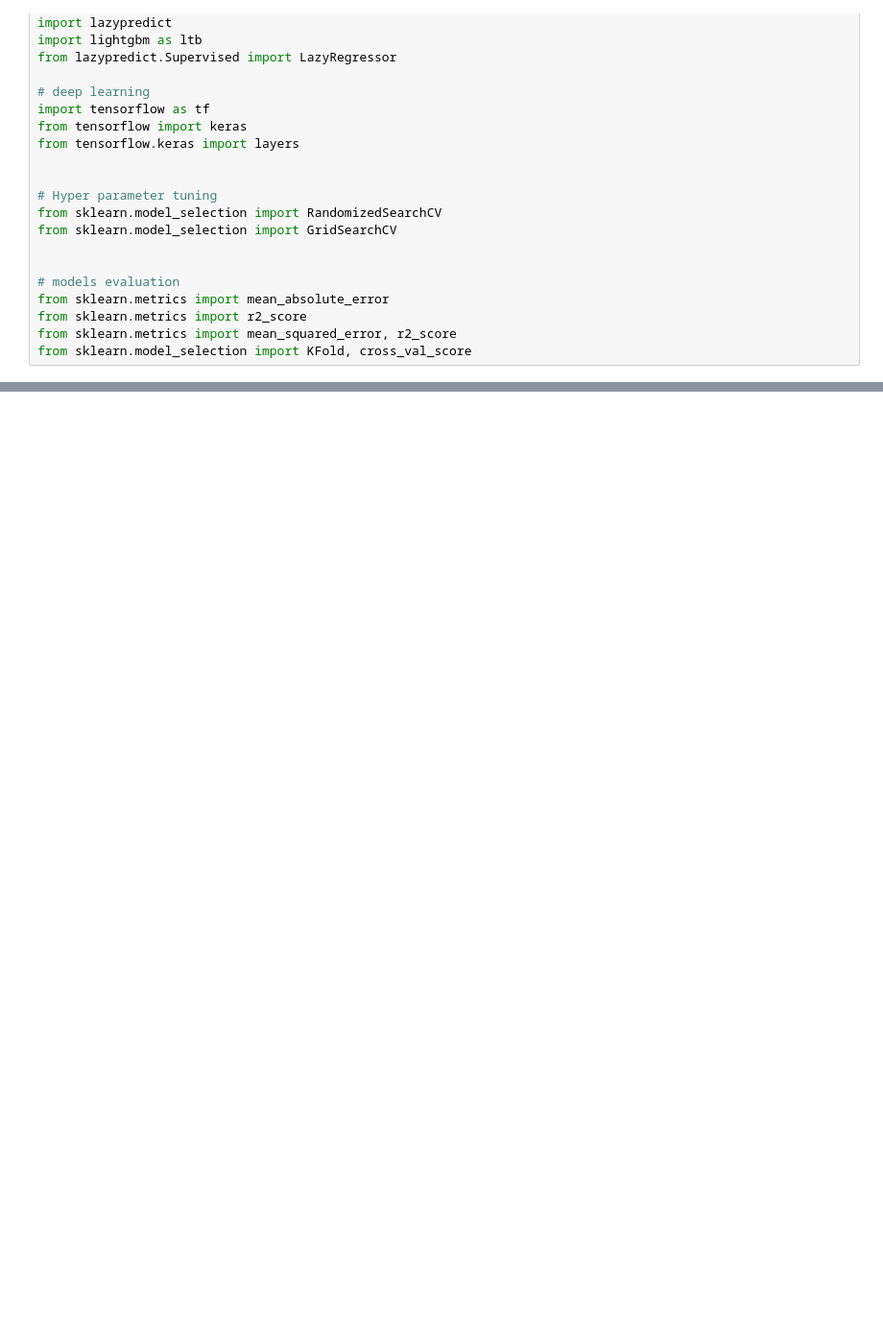
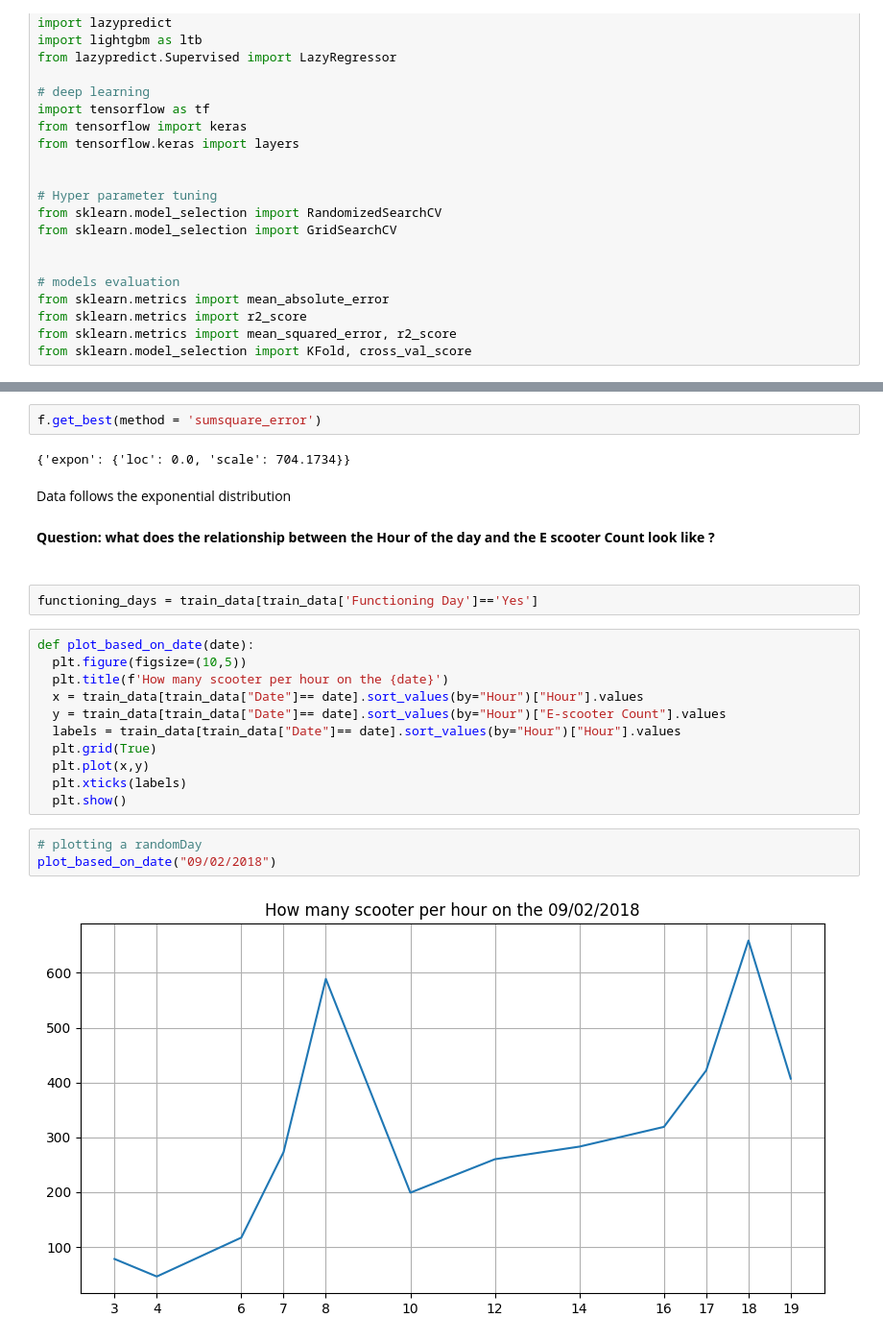
Before and after one commit to HeithemTarchouna/E_Scooter_Prediction, a Jupyter notebook: Ml.ipynb, the cells around one changed output, grey strips where cells are left out. Shown at 96% size. Saved outputs shown, nothing was run; the diff lists cells and outputs as text; blank space fills up the shorter version.

```diff
--- a/Ml.ipynb
+++ b/Ml.ipynb
@@ -75,0 +167,26 @@ df_test = pd.read_csv('datasets/test.csv')
+# %%
+f.get_best(method = 'sumsquare_error')
+# %% [output]
+{'expon': {'loc': 0.0, 'scale': 704.1734}}
+# %% [markdown]
+Data follows the exponential distribution
+# %% [markdown]
+**Question: what does the relationship between the Hour of the day and the E scooter Count look like ?**<br><br>
+# %%
+functioning_days = train_data[train_data['Functioning Day']=='Yes']
+# %%
+def plot_based_on_date(date):
+  plt.figure(figsize=(10,5))
+  plt.title(f'How many scooter per hour on the {date}')
+  x = train_data[train_data["Date"]== date].sort_values(by="Hour")["Hour"].values
+  y = train_data[train_data["Date"]== date].sort_values(by="Hour")["E-scooter Count"].values
+  labels = train_data[train_data["Date"]== date].sort_values(by="Hour")["Hour"].values
+  plt.grid(True)
+  plt.plot(x,y)
+  plt.xticks(labels)
+  plt.show()
+# %%
+# plotting a randomDay
+plot_based_on_date("09/02/2018")
+# %% [output]
+[figure, added]
```
Also changed, not shown: parts of 41 cells of this notebook.
